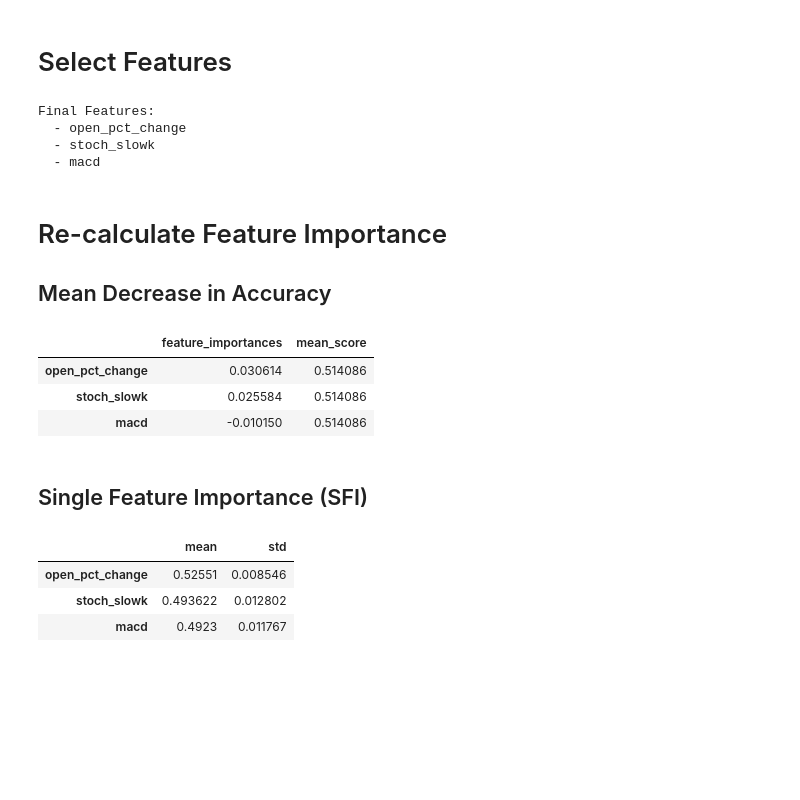
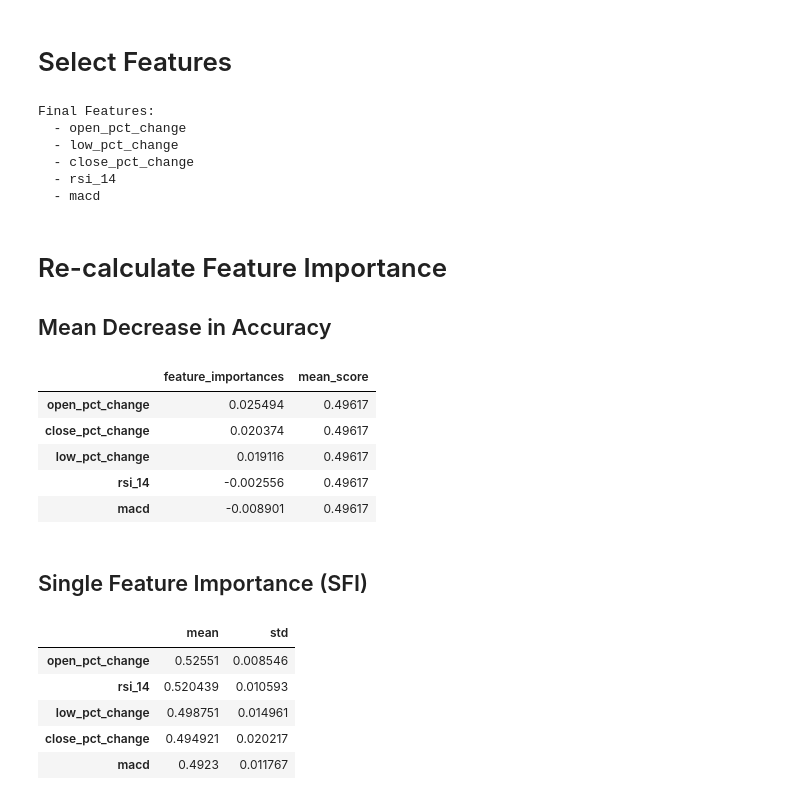
Before and after one commit to Sunama/provenquant, a Jupyter notebook: examples/feature_selection.ipynb, the cells around one changed output. Cells and saved outputs as stored; diff of their text form; code cells hidden in the pictures; blank space fills up the shorter version.

```diff
--- a/examples/feature_selection.ipynb
+++ b/examples/feature_selection.ipynb
@@ -35,7 +35,7 @@ dataframe['bb_width'] = (dataframe['bb_upper'] - dataframe['bb_lower']) / datafr
 dataframe['adx_14'] = ta.ADX(dataframe['high'], dataframe['low'], dataframe['close'], timeperiod=14)
 
 dataframe = dataframe.dropna()
-dataframe.reset_index(inplace=True)
+dataframe.reset_index(drop=True, inplace=True)
 # %%
 events = get_horizontal_barrier_events(
     dataframe,
@@ -56,10 +56,13 @@ binary_labels = get_binary_labels(
     side='long'
 )
 # %%
-dataframe = merge_dataframe_into_labels(
-    dataframe,
-    binary_labels,
-    datetime_col='date'
+dataframe = match_merge_series(
+    from_series=binary_labels,
+    to_df=dataframe,
+    to_datetime_col='date',
+    series_name='label'
 )
+dataframe.dropna(subset=['label'], inplace=True)
+dataframe.reset_index(drop=True, inplace=True)
 dataframe
 # %% [output]
@@ -118,8 +121,8 @@ mda_feature_importances = feature_importance_mda(
     feature_cols=features,
     target_col='label',
     n_splits=5,
-    purge_size=240,
-    embargo_size=240,
+    purge=240,
+    embargo=240,
     scoring='accuracy',
 )
 mda_feature_importances = mda_feature_importances.sort_values(by='feature_importances', ascending=False)
@@ -158,8 +161,8 @@ sfi_feature_importances = feature_importance_sfi(
     feature_cols=features,
     target_col='label',
     n_splits=5,
-    purge_size=240,
-    embargo_size=240,
+    purge=240,
+    embargo=240,
     scoring='accuracy'
 )
 sfi_feature_importances = sfi_feature_importances.sort_values(by='mean', ascending=False)
@@ -235,7 +238,9 @@ for feature in final_features:
 # %% [output]
 Final Features:
   - open_pct_change
-  - stoch_slowk
+  - low_pct_change
+  - close_pct_change
+  - rsi_14
   - macd
 # %% [markdown]
 # Re-calculate Feature Importance
@@ -254,21 +259,23 @@ y = dataframe['label'].values
 # %%
 mda_feature_importances = feature_importance_mda(
     model=model,
     dataframe=dataframe,
     feature_cols=final_features,
     target_col='label',
     n_splits=5,
-    purge_size=240,
-    embargo_size=240,
+    purge=240,
+    embargo=240,
     scoring='accuracy',
 )
 mda_feature_importances = mda_feature_importances.sort_values(by='feature_importances', ascending=False)
 mda_feature_importances
 # %% [output]
 |  | feature_importances | mean_score |
-| open_pct_change | 0.030614 | 0.514086 |
-| stoch_slowk | 0.025584 | 0.514086 |
-| macd | -0.010150 | 0.514086 |
+| open_pct_change | 0.025494 | 0.49617 |
+| close_pct_change | 0.020374 | 0.49617 |
+| low_pct_change | 0.019116 | 0.49617 |
+| rsi_14 | -0.002556 | 0.49617 |
+| macd | -0.008901 | 0.49617 |
 # %% [markdown]
 ## Single Feature Importance (SFI)
 # %%
@@ -285,8 +292,8 @@ sfi_feature_importances = feature_importance_sfi(
     feature_cols=final_features,
     target_col='label',
     n_splits=5,
-    purge_size=240,
-    embargo_size=240,
+    purge=240,
+    embargo=240,
     scoring='accuracy'
 )
 sfi_feature_importances = sfi_feature_importances.sort_values(by='mean', ascending=False)
@@ -294,5 +301,7 @@ sfi_feature_importances
 # %% [output]
 |  | mean | std |
 | open_pct_change | 0.52551 | 0.008546 |
-| stoch_slowk | 0.493622 | 0.012802 |
+| rsi_14 | 0.520439 | 0.010593 |
+| low_pct_change | 0.498751 | 0.014961 |
+| close_pct_change | 0.494921 | 0.020217 |
 | macd | 0.4923 | 0.011767 |
```
Also changed, not shown: parts of 3 cells of this notebook, 15 other files.
